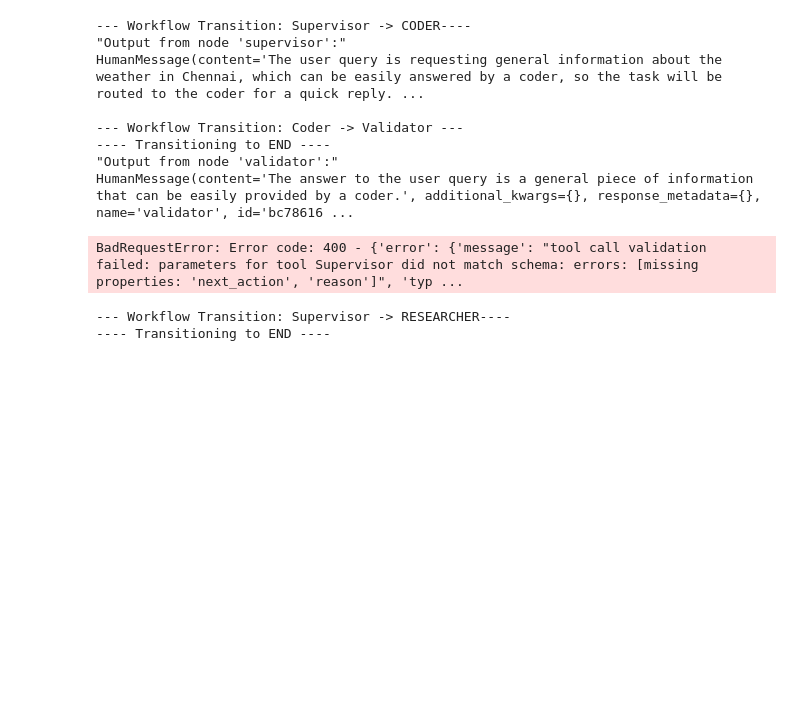
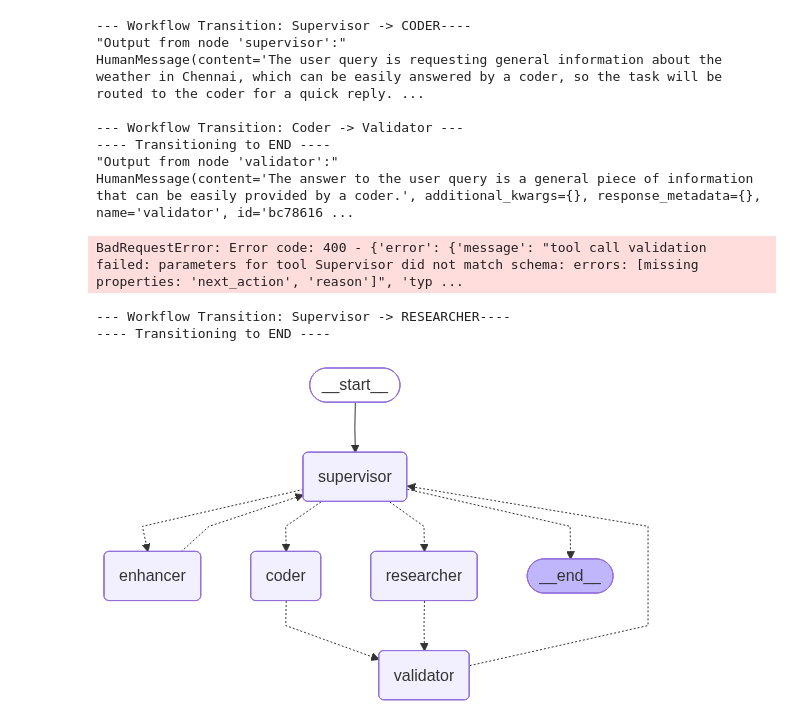
Before and after one commit to ritishadhikari/langchain-langgraph, a Jupyter notebook: Tutorial_Youtube/Supervisor_Multiagent_Workflows_20.ipynb, the cells around one changed output. Drawn from its saved outputs; the diff is of its cells as text; code cells hidden in the pictures; blank space fills up the shorter version.

```diff
--- a/Tutorial_Youtube/Supervisor_Multiagent_Workflows_20.ipynb
+++ b/Tutorial_Youtube/Supervisor_Multiagent_Workflows_20.ipynb
@@ -76,8 +77,9 @@ def supervisor_node(state:MessagesState) -> Command[Literal["enhancer","research
                 3. Maintain the workflow momentum by avoiding reduntant agent assignments
                 4. Continue the process until the user's request is fully and satisfactorily resolved
 
-                Your objective is to create an efficient workflow that leverages each agent's strengths while minimizing
-                unnecessary steps, ultimately delivering complete and accurate solutions to use requests
+                Your objective is to orchestrate the team. You NEVER answer the user directly.
+                You must always delegate to one of the three specialists (Enhancer, Researcher, or Coder)
+                until the task is ready for validation.
         """
 
     messages=[{"role":"system","content":system_prompt}]+state["messages"]
@@ -159,7 +161,7 @@ def code_node(state:MessagesState) -> Command[Literal["validator"]]:
     print(f"--- Workflow Transition: Coder -> Validator ---")
     return Command(
         update={
-            "message": [HumanMessage(content=result["messages"][-1].content,name="coder")]
+            "messages": [HumanMessage(content=result["messages"][-1].content,name="coder")]
         },
         goto="validator"
     )
@@ -170,7 +172,7 @@ class Validator(BaseModel):
     )
     reason: str=Field(description="The reason for this decision")
 # %%
-def validator_node(state:MessagesState)-> Command[Literal["supervisor",END]]:
+def validator_node(state:MessagesState)-> Command[Literal["supervisor","__end__"]]:
     user_question=state["messages"][0].content
     agent_answer=state["messages"][-1].content
 
@@ -205,6 +207,7 @@ def validator_node(state:MessagesState)-> Command[Literal["supervisor",END]]:
         goto=END
         print("---- Transitioning to END ----")
     else:
+        goto="supervisor"
         print(f"--- Workflow Transition: Validator -> Supervisor ---")
 
     return Command(update={"messages":[HumanMessage(content=reason,name="validator")]},goto=goto)
@@ -278,3 +281,7 @@ response=app.invoke(input=inputs)
 # %% [output]
 --- Workflow Transition: Supervisor -> RESEARCHER----
 ---- Transitioning to END ----
+# %%
+display(Image(app.get_graph().draw_mermaid_png()))
+# %% [output]
+[figure, added]
```
Also changed, not shown: parts of 3 cells of this notebook, 2 other files.
